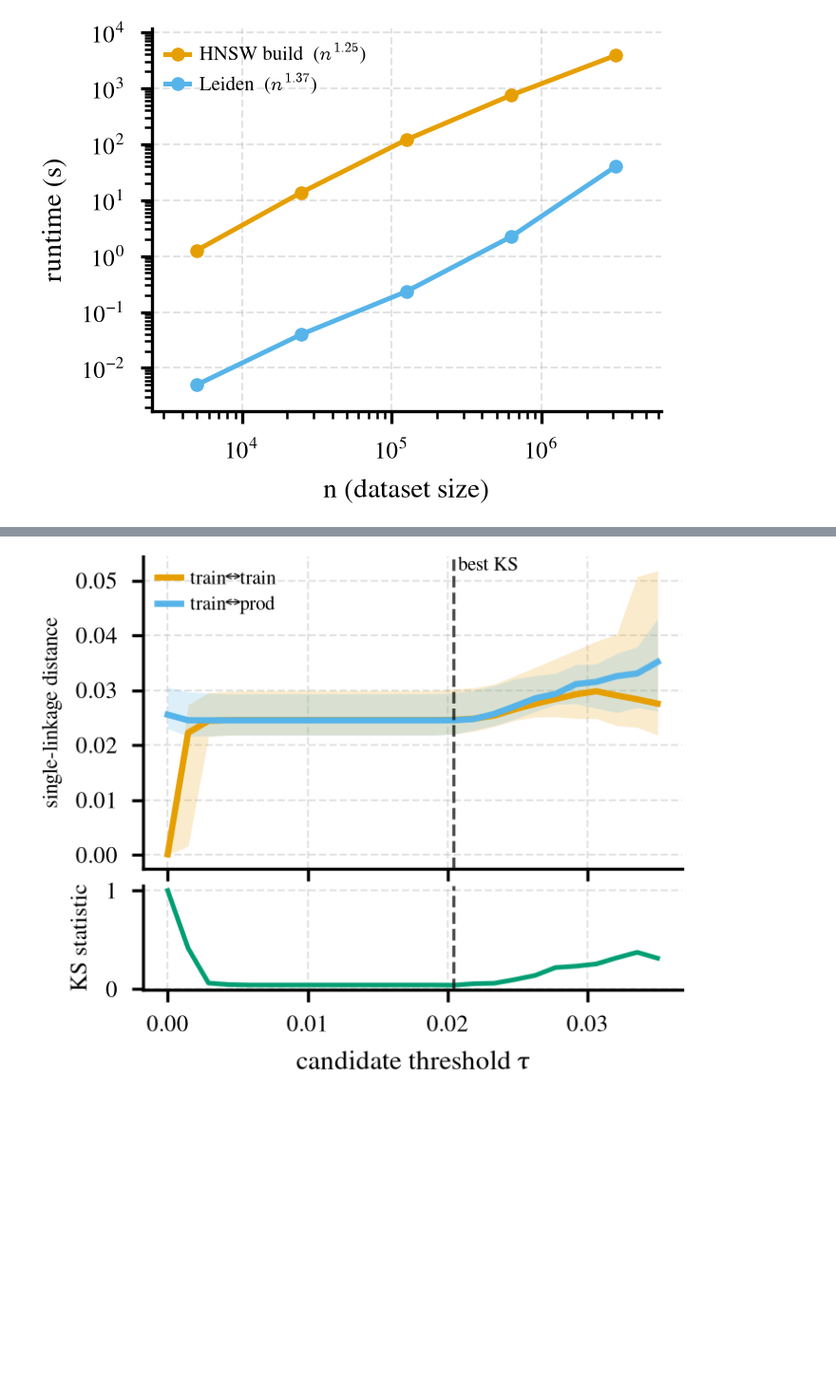
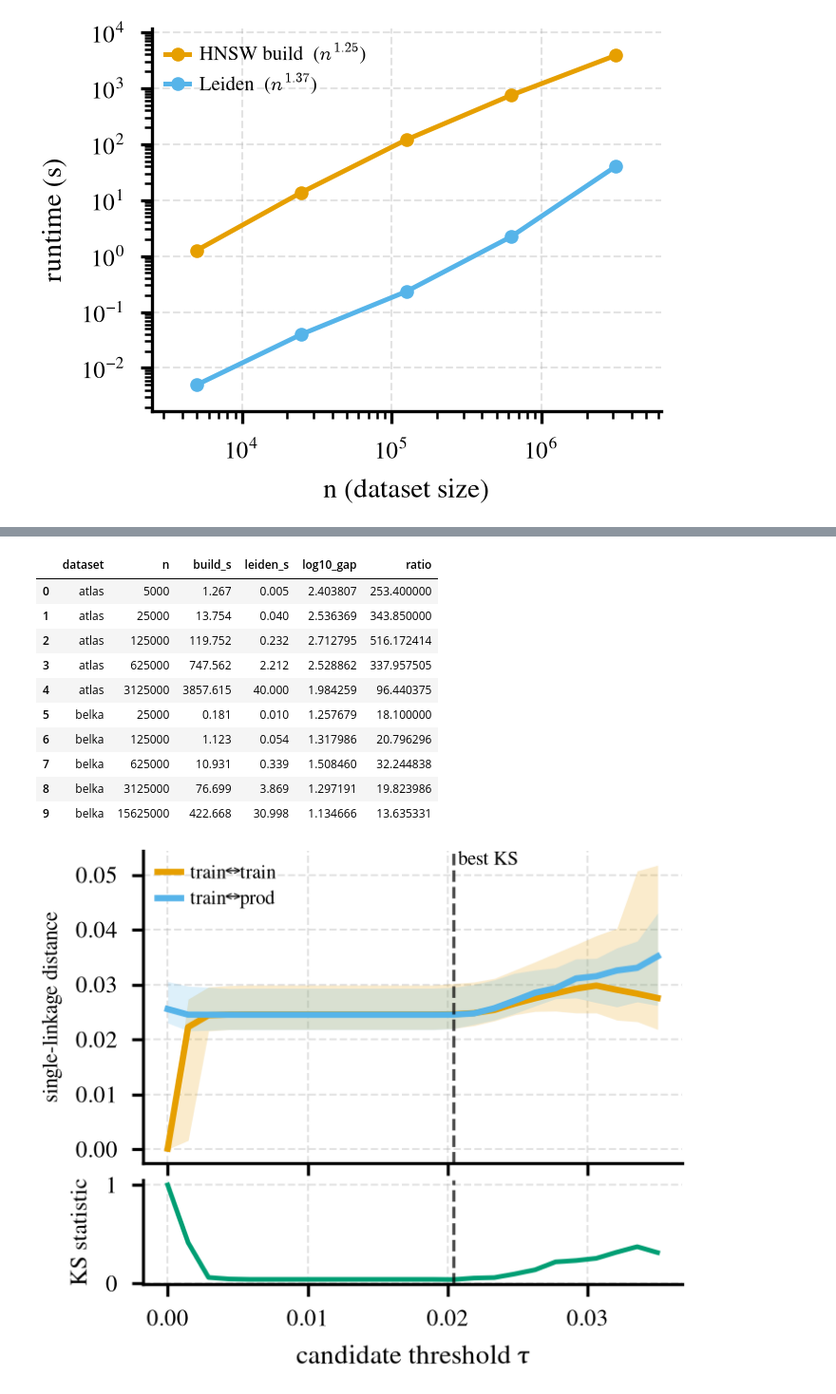
Before and after one commit to anthol42/refnd-paper, a Jupyter notebook: notebooks/comparison_figures.ipynb, the cells around one changed output, grey strips where cells are left out. Shown at 95% size. Saved outputs shown, nothing was run; the diff lists cells and outputs as text; code cells hidden in the pictures; blank space fills up the shorter version.

```diff
--- a/notebooks/comparison_figures.ipynb
+++ b/notebooks/comparison_figures.ipynb
@@ -411,3 +429,38 @@ Leiden               0.005       0.040       0.232       2.212      40.000     1
+# %%
+# ---- Table: log-scale gap between the HNSW build and Leiden curves ----------
+# The vertical distance between the two curves in the two figures above, i.e.
+# log10(build_s) - log10(leiden_s) = log10(build_s / leiden_s). A gap of 1.0
+# means build is one full decade (10x) above Leiden on the log axis. Also
+# reported as the raw ratio, which is the same number read linearly.
+
+gap_rows = []
+for dataset, records in (("atlas", detailed), ("belka", detailed_belka)):
+    for r in records:
+        build, leiden = r["build_s"], r["leiden_s"]
+        gap = np.log10(build) - np.log10(leiden)
+        gap_rows.append({
+            "dataset": dataset,
+            "n": r["size"],
+            "build_s": build,
+            "leiden_s": leiden,
+            "log10_gap": gap,
+            "ratio": build / leiden,
+        })
+
+gap_table = pd.DataFrame(gap_rows)
+gap_table
+# %% [output]
+|  | dataset | n | build_s | leiden_s | log10_gap | ratio |
+| 0 | atlas | 5000 | 1.267 | 0.005 | 2.403807 | 253.400000 |
+| 1 | atlas | 25000 | 13.754 | 0.040 | 2.536369 | 343.850000 |
+| 2 | atlas | 125000 | 119.752 | 0.232 | 2.712795 | 516.172414 |
+| 3 | atlas | 625000 | 747.562 | 2.212 | 2.528862 | 337.957505 |
+| 4 | atlas | 3125000 | 3857.615 | 40.000 | 1.984259 | 96.440375 |
+| 5 | belka | 25000 | 0.181 | 0.010 | 1.257679 | 18.100000 |
+| 6 | belka | 125000 | 1.123 | 0.054 | 1.317986 | 20.796296 |
+| 7 | belka | 625000 | 10.931 | 0.339 | 1.508460 | 32.244838 |
+| 8 | belka | 3125000 | 76.699 | 3.869 | 1.297191 | 19.823986 |
+| 9 | belka | 15625000 | 422.668 | 30.998 | 1.134666 | 13.635331 |
 # %%
 # ---- Threshold section: train-train vs train-prod single-linkage distance ---
 # distribution (median + p15-p85 spread) across candidate thresholds, with a
```
Also changed, not shown: parts of 6 cells of this notebook, 39 other files.
